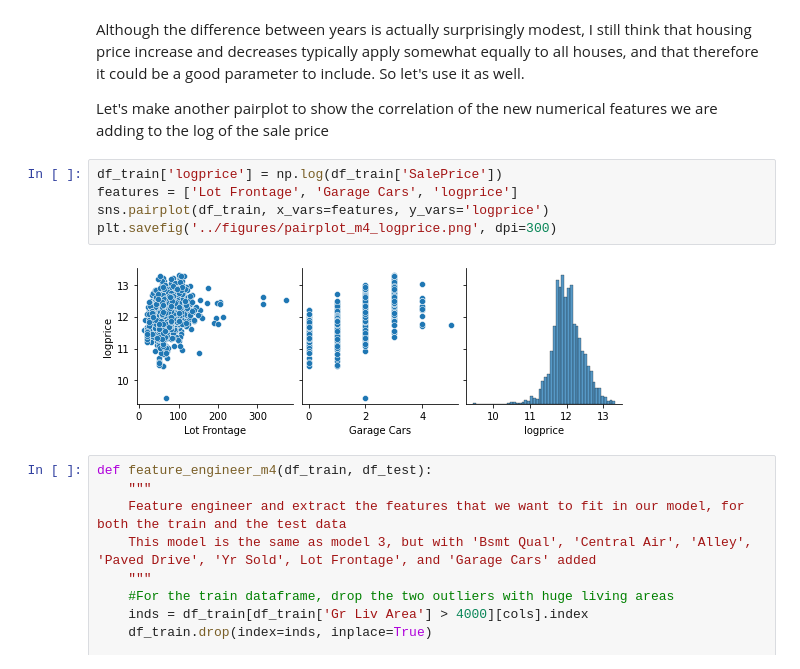
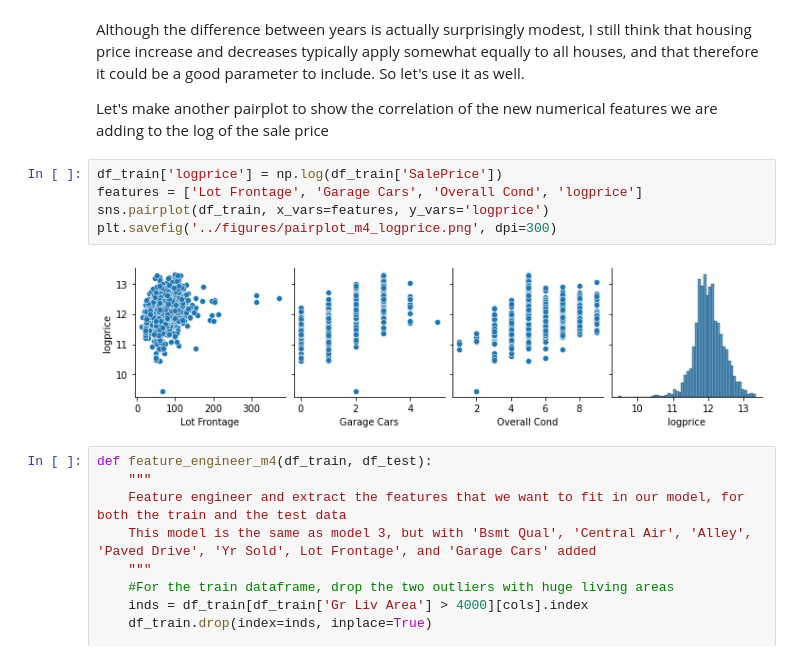
Before and after one commit to martijndevries/AmesHousingPrices, a Jupyter notebook: code/feature_engineering.ipynb, the cells around one changed output. Drawn from its saved outputs; the diff is of its cells as text.

```diff
--- a/code/feature_engineering.ipynb
+++ b/code/feature_engineering.ipynb
@@ -1074,11 +1062,11 @@ Although the difference between years is actually surprisingly modest, I still t
 Let's make another pairplot to show the correlation of the new numerical features we are adding to the log of the sale price
 # %%
 df_train['logprice'] = np.log(df_train['SalePrice'])
-features = ['Lot Frontage', 'Garage Cars', 'logprice']
+features = ['Lot Frontage', 'Garage Cars', 'Overall Cond', 'logprice']
 sns.pairplot(df_train, x_vars=features, y_vars='logprice')
 plt.savefig('../figures/pairplot_m4_logprice.png', dpi=300)
 # %% [output]
-[figure, old version]
+[figure, new version]
 # %%
 def feature_engineer_m4(df_train, df_test):
     """
```
Also changed, not shown: parts of 5 cells of this notebook, 3 other files.
